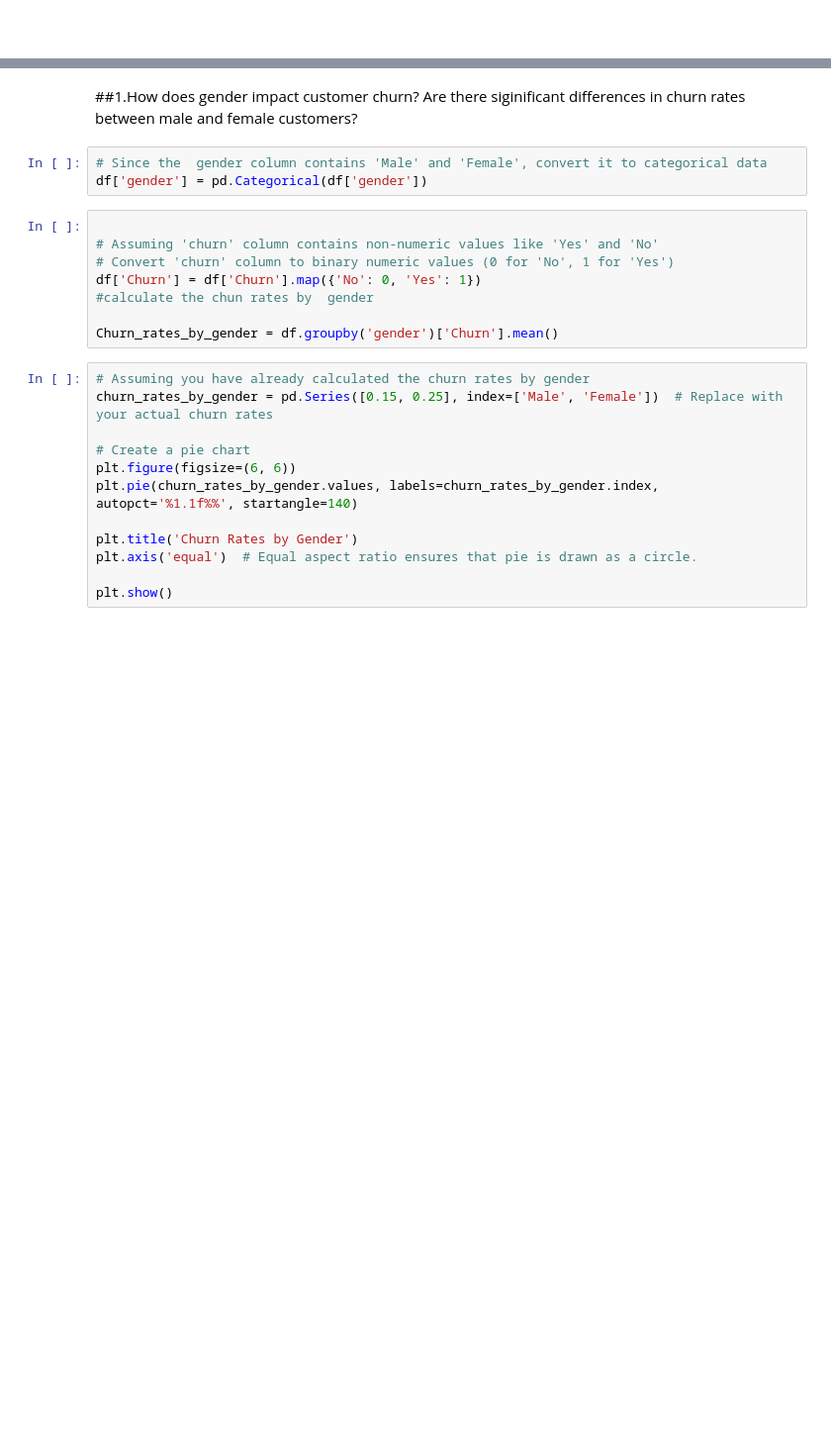
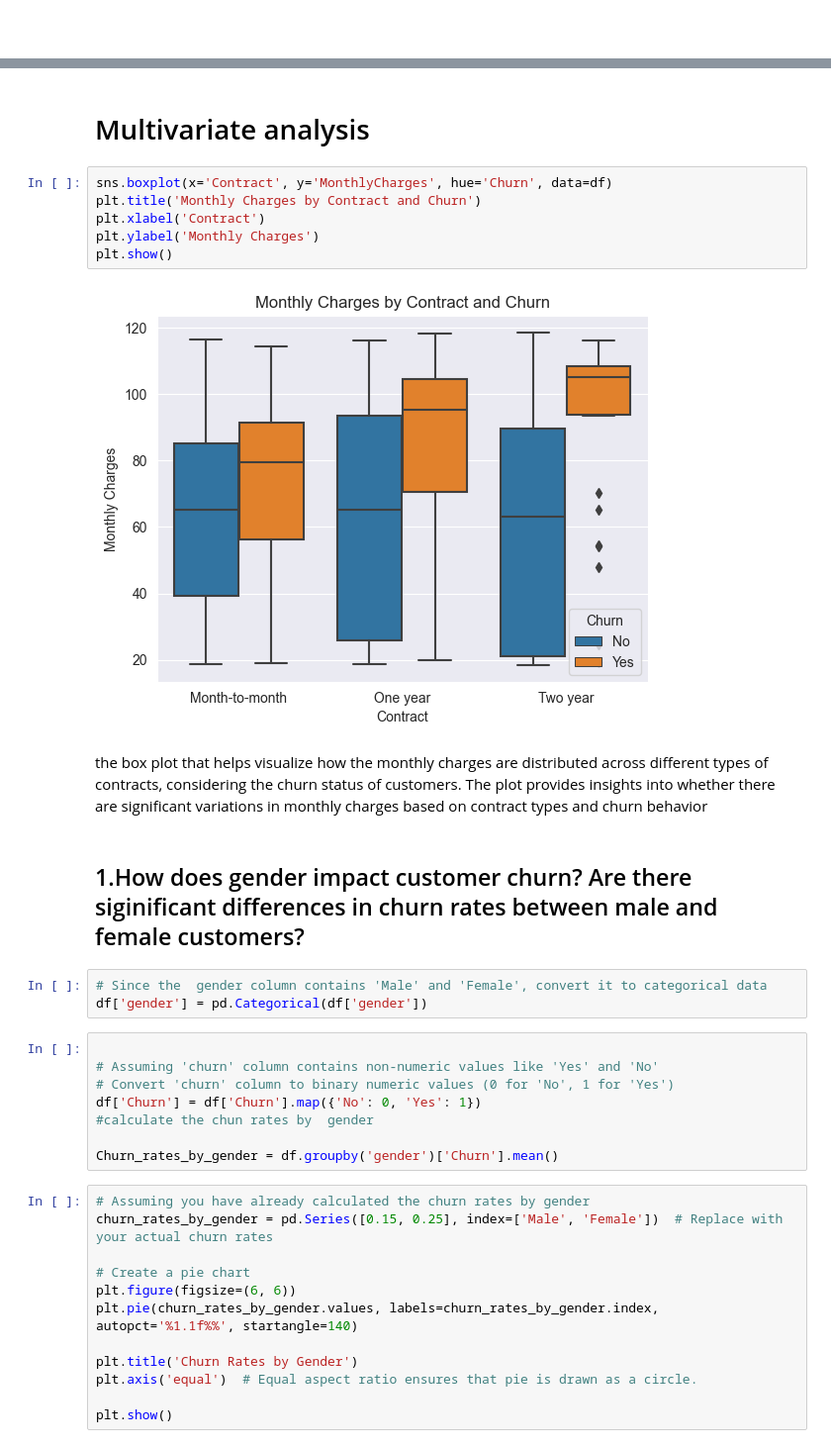
Before and after one commit to mancatha/LP2, a Jupyter notebook: LP2.ipynb, the cells around one changed output, grey strips where cells are left out. Shown at 99% size. Drawn from its saved outputs; the diff is of its cells as text; blank space fills up the shorter version.

```diff
--- a/LP2.ipynb
+++ b/LP2.ipynb
@@ -1311,5 +1339,17 @@ plt.show()
+# %% [markdown]
+# Multivariate analysis
+# %%
+sns.boxplot(x='Contract', y='MonthlyCharges', hue='Churn', data=df)
+plt.title('Monthly Charges by Contract and Churn')
+plt.xlabel('Contract')
+plt.ylabel('Monthly Charges')
+plt.show()
+# %% [output]
+[figure, added]
+# %% [markdown]
+the  box plot that helps  visualize how the monthly charges are distributed across different types of contracts, considering the churn status of customers. The plot provides insights into whether there are significant variations in monthly charges based on contract types and churn behavior
 # %% [markdown]
-##1.How does gender impact customer churn? Are there siginificant differences in churn rates between male and female customers?
+## 1.How does gender impact customer churn? Are there siginificant differences in churn rates between male and female customers?
 # %%
 # Since the  gender column contains 'Male' and 'Female', convert it to categorical data
 df['gender'] = pd.Categorical(df['gender'])
```
Also changed, not shown: parts of 20 cells of this notebook.
